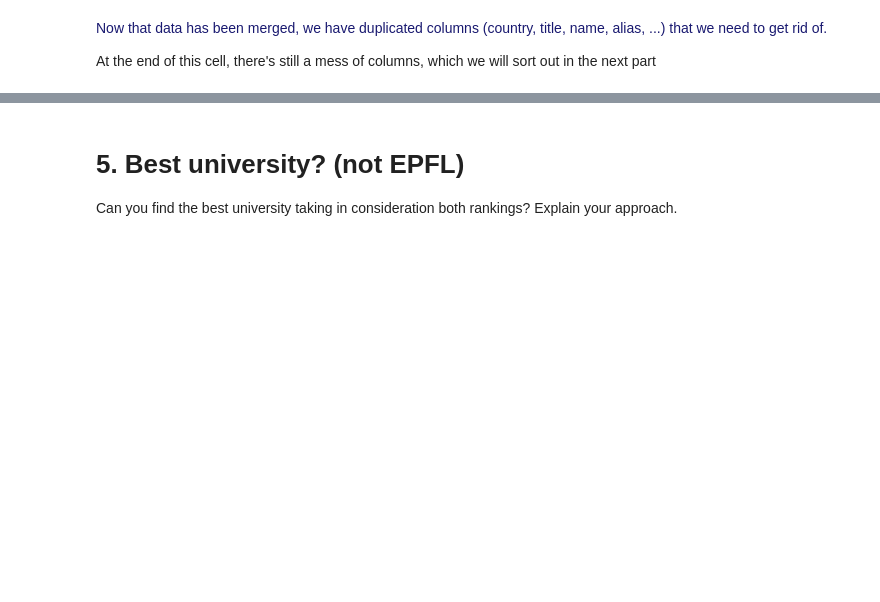
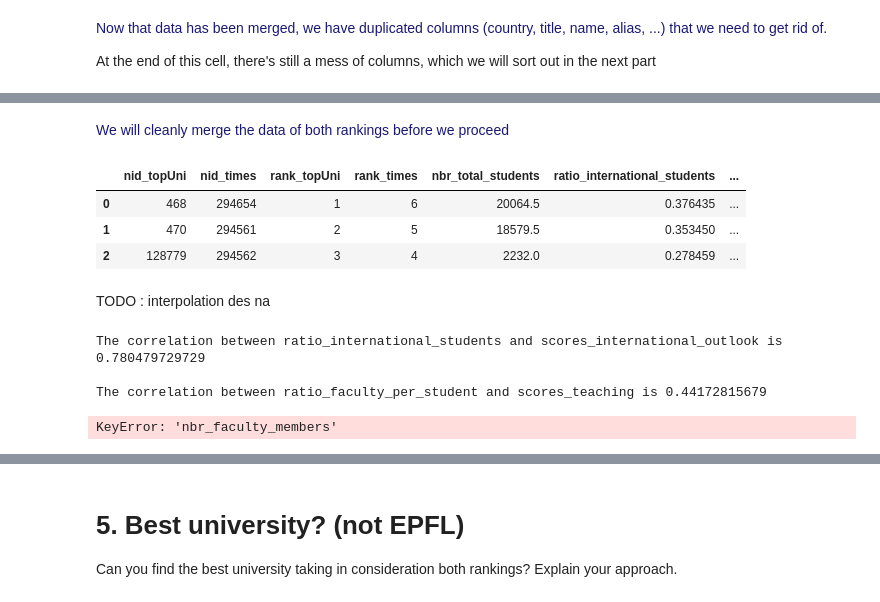
Before and after one commit to NicoBrun/ada2017, a Jupyter notebook: 02 - Data from the Web/Homework 2.ipynb, the cells around one changed output, grey strips where cells are left out. Cells and saved outputs as stored; diff of their text form; code cells hidden in the pictures; blank space fills up the shorter version.

Commit message:
added correlations

```diff
--- a/02 - Data from the Web/Homework 2.ipynb
+++ b/02 - Data from the Web/Homework 2.ipynb
@@ -686,0 +702,49 @@ stats_data[['nbr_international_faculty_members','rank_topUni','rank_times']+stat
+# %% [markdown]
+<font color='MidnightBlue'> We will cleanly merge the data of both rankings before we proceed
+# %%
+# The columns we will keep to produce stats on
+stats_cols = [  # Fields that exist in both rankings -> will be merged
+                'nid_topUni', 'nid_times',
+                'rank_topUni', 'rank_times',
+                'nbr_total_students_topUni', 'nbr_total_students_times',
+                'ratio_international_students_topUni', 'ratio_international_students_times',
+                'ratio_faculty_per_student_topUni', 'ratio_faculty_per_student_times',
+                # Fields that exist in only one ranking
+                # Since we merge both rankings, we can correlate values across rankings !
+                'scores_international_outlook',
+                'scores_teaching',
+                #'nbr_faculty_members',
+                'scores_research',
+                'scores_industry_income',
+                'subjects_offered',
+                ]
+
+# filter and copy the dataset
+stats_data = merged_data[stats_cols].copy()
+
+# Merge similar columns by averaging their values
+def asFloat(serie) : return serie.apply(lambda e : float(e))
+def avg_cols(dataframe, col1, col2, newColName) :
+    # replace col1
+    dataframe[col1] = (asFloat(dataframe[col1]) + asFloat(dataframe[col2]))/2.0
+    dataframe.rename(columns={col1:newColName}, inplace=True)
+    # drop col2
+    dataframe.drop(col2, axis=1, inplace=True)
+
+# Process the data as necessary
+avg_cols(stats_data, 'nbr_total_students_topUni', 'nbr_total_students_times', 'nbr_total_students')
+avg_cols(stats_data, 'ratio_international_students_topUni', 'ratio_international_students_times', 'ratio_international_students')
+avg_cols(stats_data, 'ratio_faculty_per_student_topUni', 'ratio_faculty_per_student_times', 'ratio_faculty_per_student')
+def count_subjects(subjects) :
+    return len(subjects.split(','))
+stats_data['subjects_offered'] = stats_data['subjects_offered'].apply(count_subjects)
+
+
+stats_data.head(3)
+# %% [output]
+|  | nid_topUni | nid_times | rank_topUni | rank_times | nbr_total_students | ratio_international_students | ... |
+| 0 | 468 | 294654 | 1 | 6 | 20064.5 | 0.376435 | ... |
+| 1 | 470 | 294561 | 2 | 5 | 18579.5 | 0.353450 | ... |
+| 2 | 128779 | 294562 | 3 | 4 | 2232.0 | 0.278459 | ... |
+# %% [markdown]
+ TODO : interpolation des na
@@ -686,0 +763,12 @@ stats_data[['nbr_international_faculty_members','rank_topUni','rank_times']+stat
+# %%
+#print(stats_data[['ratio_international_students', 'scores_international_outlook']].head(3))
+correlate('ratio_international_students', 'scores_international_outlook')
+correlate('ratio_faculty_per_student', 'scores_teaching')
+correlate('nbr_faculty_members', 'scores_research')
+
+correlate('subjects_offered', 'scores_industry_income')
+# %% [output]
+The correlation between ratio_international_students and scores_international_outlook is 0.780479729729
+
+The correlation between ratio_faculty_per_student and scores_teaching is 0.44172815679
+KeyError: 'nbr_faculty_members'
```
Also changed, not shown: parts of 7 cells of this notebook.
